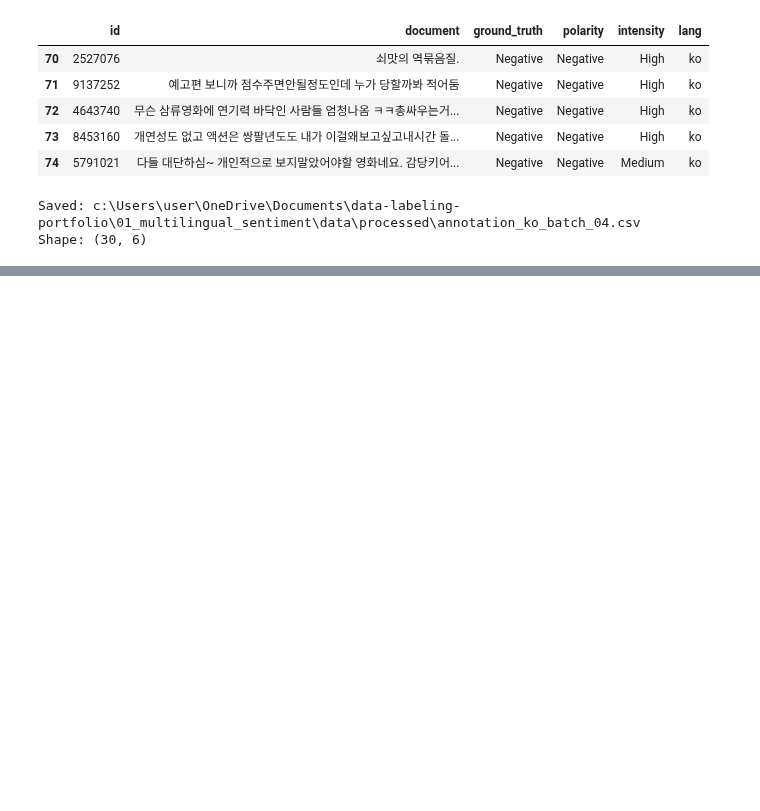
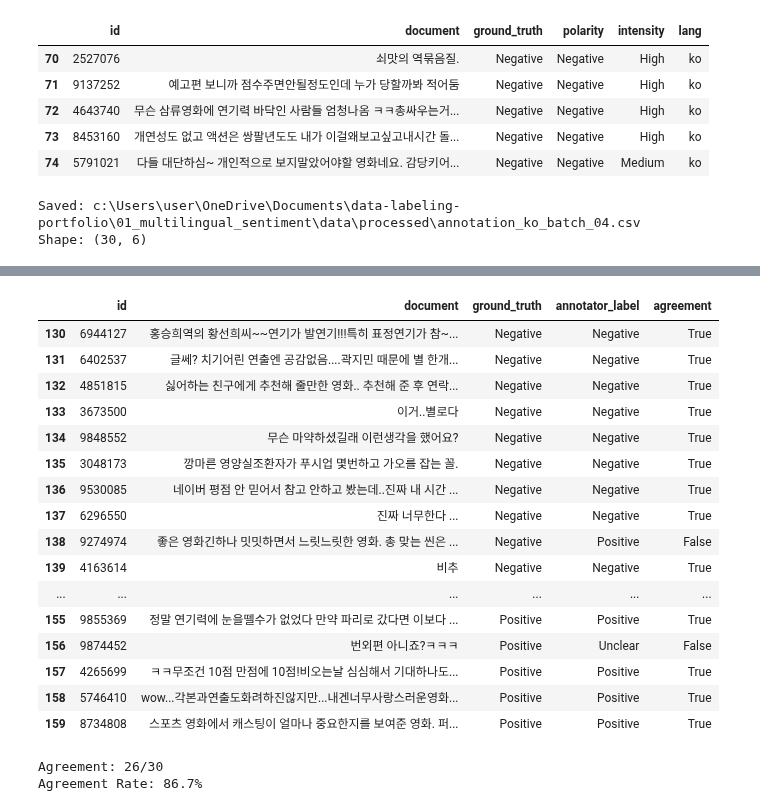
Before and after one commit to yoonjusong-analytics/data-labeling-portfolio, a Jupyter notebook: 01_multilingual_sentiment/notebooks/03_annotation_qa.ipynb, the cells around one changed output, grey strips where cells are left out. Cells and saved outputs as stored; diff of their text form; code cells hidden in the pictures; blank space fills up the shorter version.

```diff
--- a/01_multilingual_sentiment/notebooks/03_annotation_qa.ipynb
+++ b/01_multilingual_sentiment/notebooks/03_annotation_qa.ipynb
@@ -4898,0 +5095,9 @@ Shape: (30, 6)
+# %%
+# Korean Batch 06: Samples 130–159
+# Ground-truth label is intentionally hidden.
+
+for i in range(130, 160):
+    print(f"[{i}]")
+    print(f"ID: {df_ko.iloc[i]['id']}")
+    print(f"Review: {df_ko.iloc[i]['document']}")
+    print("-" * 80)
@@ -4898,0 +5155,52 @@ Shape: (30, 6)
+# %%
+qa_ko_130_159 = df_ko.iloc[130:160][
+    ["id", "document", "label"]
+].copy()
+
+qa_ko_130_159["ground_truth"] = (
+    qa_ko_130_159["label"]
+    .map({0: "Negative", 1: "Positive"})
+)
+
+qa_ko_130_159["annotator_label"] = [
+    ko_labels_130_159[i] for i in range(130, 160)
+]
+
+qa_ko_130_159["agreement"] = (
+    qa_ko_130_159["ground_truth"]
+    == qa_ko_130_159["annotator_label"]
+)
+
+qa_ko_130_159[
+    ["id", "document", "ground_truth",
+     "annotator_label", "agreement"]
+]
+# %% [output]
+|  | id | document | ground_truth | annotator_label | agreement |
+| 130 | 6944127 | 홍승희역의 황선희씨~~연기가 발연기!!!특히 표정연기가 참~... | Negative | Negative | True |
+| 131 | 6402537 | 글쎄? 치기어린 연출엔 공감없음....곽지민 때문에 별 한개... | Negative | Negative | True |
+| 132 | 4851815 | 싫어하는 친구에게 추천해 줄만한 영화.. 추천해 준 후 연락... | Negative | Negative | True |
+| 133 | 3673500 | 이거..별로다 | Negative | Negative | True |
+| 134 | 9848552 | 무슨 마약하셨길래 이런생각을 했어요? | Negative | Negative | True |
+| 135 | 3048173 | 깡마른 영양실조환자가 푸시업 몇번하고 가오를 잡는 꼴. | Negative | Negative | True |
+| 136 | 9530085 | 네이버 평점 안 믿어서 참고 안하고 봤는데..진짜 내 시간 ... | Negative | Negative | True |
+| 137 | 6296550 | 진짜 너무한다 ... | Negative | Negative | True |
+| 138 | 9274974 | 좋은 영화긴하나 밋밋하면서 느릿느릿한 영화. 총 맞는 씬은 ... | Negative | Positive | False |
+| 139 | 4163614 | 비추 | Negative | Negative | True |
+| ... | ... | ... | ... | ... | ... |
+| 155 | 9855369 | 정말 연기력에 눈을뗄수가 없었다 만약 파리로 갔다면 이보다 ... | Positive | Positive | True |
+| 156 | 9874452 | 번외편 아니죠?ㅋㅋㅋ | Positive | Unclear | False |
+| 157 | 4265699 | ㅋㅋ무조건 10점 만점에 10점!비오는날 심심해서 기대하나도... | Positive | Positive | True |
+| 158 | 5746410 | wow...각본과연출도화려하진않지만...내겐너무사랑스러운영화... | Positive | Positive | True |
+| 159 | 8734808 | 스포츠 영화에서 캐스팅이 얼마나 중요한지를 보여준 영화. 퍼... | Positive | Positive | True |
+# %%
+agreement_count = qa_ko_130_159["agreement"].sum()
+total_count = len(qa_ko_130_159)
+
+agreement_rate = agreement_count / total_count
+
+print(f"Agreement: {agreement_count}/{total_count}")
+print(f"Agreement Rate: {agreement_rate:.1%}")
+# %% [output]
+Agreement: 26/30
+Agreement Rate: 86.7%
```
Also changed, not shown: parts of 92 cells of this notebook, 10 other files.
